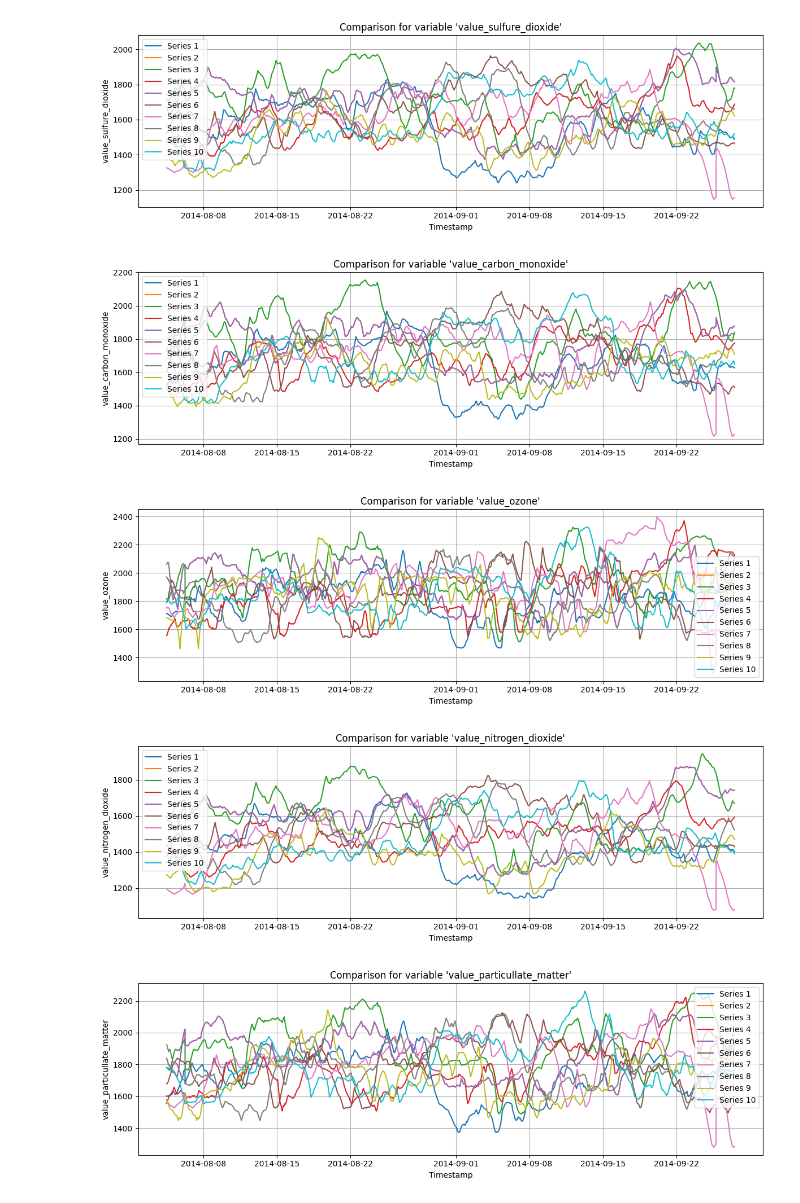
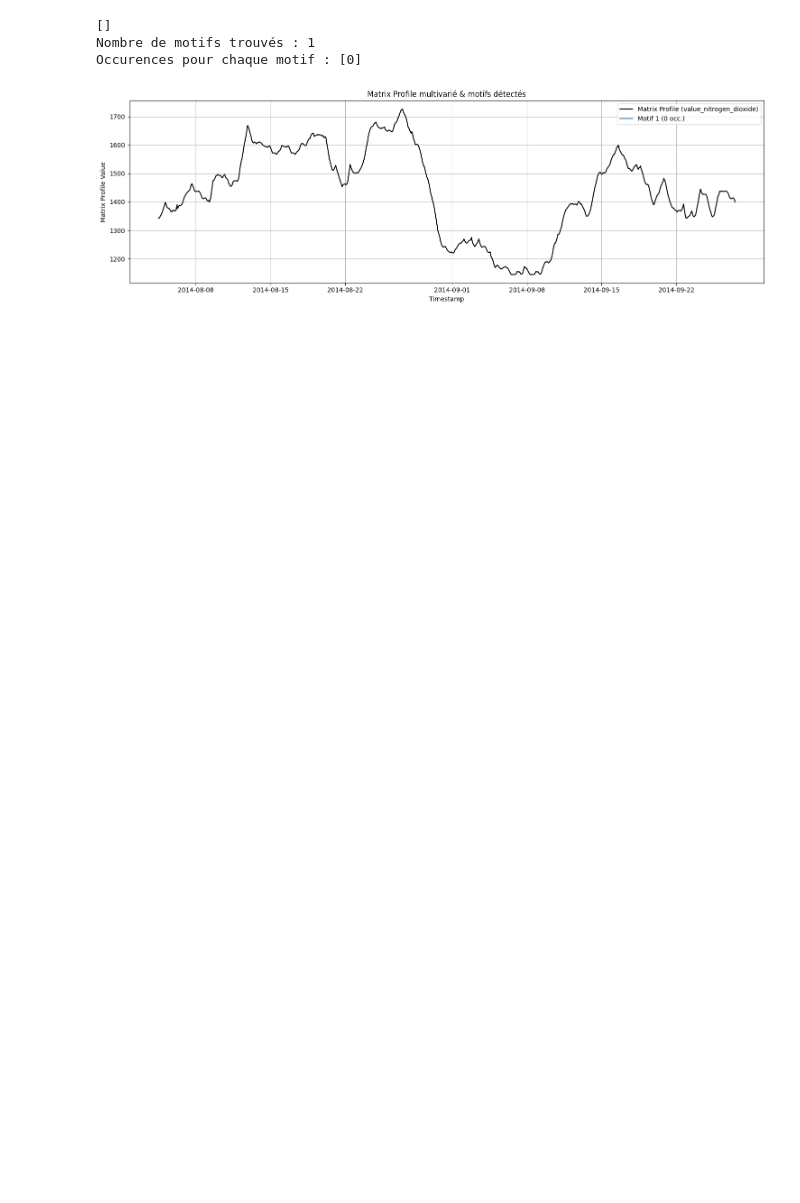
Before and after one commit to Guillaumernd/ampiimts, a Jupyter notebook: notebooks/Matrix_Profile/Matrix_profile-multidimensionnal.ipynb, the cells around one changed output. Drawn from its saved outputs; the diff is of its cells as text; code cells hidden in the pictures; blank space fills up the shorter version.

Commit message:
beta 6 version multidimensional process

```diff
--- a/notebooks/Matrix_Profile/Matrix_profile-multidimensionnal.ipynb
+++ b/notebooks/Matrix_Profile/Matrix_profile-multidimensionnal.ipynb
@@ -22,7 +22,7 @@ with os.scandir(folder) as entries:
             # list of sensors with some parameters -> list[pd.DataFrame[timestamp, value1, value2, etc..., latitude, longitude]])
             pds.append(pd.read_csv(folder+'/'+entry.name))
 len(pds)
-pds = pds[:10]
+pds = pds[:1]
 # and not entry.name.startswith('pollutionData')
 # %%
 pds_normalized = ampiimts.pre_processed(pds, sort_by_variables=False)
@@ -44,12 +36,75 @@ coucou ça fonctionne
 # %%
-mx_profile[0].head()
-ampiimts.plot_all_variables_multiple_dfs(mx_profile)
+print(mx_profile[0]["motif_indices"])
+print("Nombre de motifs trouvés :", len(mx_profile[0]["motif_indices"]))
+print("Occurences pour chaque motif :", [len(m) for m in mx_profile[0]["motif_indices"]])
+
+import matplotlib.pyplot as plt
+def plot_mmotifs_results(
+    mmotif_result,
+    column_prefix="value_",
+    motif_colors=None,
+    figsize=(15, 5),
+    show_legend=True
+):
+    """
+    Affiche le matrix profile multivarié et surligne les motifs détectés.
+
+    Args:
+        mmotif_result (dict): Résultat retourné par ta fonction matrix_profile_process avec mmotifs.
+        column_prefix (str): Préfixe des colonnes à afficher (ex : "value_" pour multivarié complet).
+        motif_colors (list): Liste de couleurs pour les motifs (défaut : matplotlib tab10).
+        figsize (tuple): Taille de la figure.
+        show_legend (bool): Afficher ou non la légende.
+    """
+    df_profile = mmotif_result["profile"]
+    motif_indices = mmotif_result["motif_indices"]
+    window_size = motif_indices.shape[1] if len(motif_indices.shape) == 2 else len(motif_indices[0])
+    # Par défaut, affiche le profil sur toutes les variables (la dernière colonne si multivarié)
+    if column_prefix is None:
+        # Prend la dernière colonne du DataFrame si aucune précisée
+        column = df_profile.columns[-1]
+    else:
+        # Si multivarié, prends la/les bonnes colonnes automatiquement
+        candidates = [col for col in df_profile.columns if col.startswith(column_prefix)]
+        column = candidates[-1] if len(candidates) > 0 else df_profile.columns[0]
+
+    plt.figure(figsize=figsize)
+    plt.plot(df_profile.index, df_profile[column], label=f'Matrix Profile ({column})', color='black')
+
+    # Couleurs pour les motifs détectés
+    n_motifs = len(motif_indices)
+    if motif_colors is None:
+        motif_colors = plt.get_cmap("tab10").colors
+    # Pour chaque motif détecté, surligne la fenêtre sur le plot
+    for i, motif_group in enumerate(motif_indices):
+        c = motif_colors[i % len(motif_colors)]
+        for idx in motif_group:
+            # Surligner la zone correspondant au motif trouvé
+            start = df_profile.index[idx]
+            stop_idx = idx + window_size
+            stop = df_profile.index[min(stop_idx, len(df_profile)-1)]
+            plt.axvspan(start, stop, color=c, alpha=0.15)
+            plt.plot(df_profile.index[idx:stop_idx], df_profile[column].iloc[idx:stop_idx], color=c, linewidth=2)
+        if show_legend:
+            plt.plot([], [], color=c, label=f"Motif {i+1} ({len(motif_group)} occ.)")
+
+    plt.title("Matrix Profile multivarié & motifs détectés")
+    plt.xlabel("Timestamp")
+    plt.ylabel("Matrix Profile Value")
+    if show_legend:
+        plt.legend()
+    plt.grid(True)
+    plt.tight_layout()
+    plt.show()
+
+# ampiimts.plot_all_variables_multiple_dfs(mx_profile)
+
+plot_mmotifs_results(mx_profile[0])
 # %% [output]
+[]
+Nombre de motifs trouvés : 1
+Occurences pour chaque motif : [0]
-[figure, old version]
+[figure, new version]
-[figure, removed]
-[figure, removed]
-[figure, removed]
-[figure, removed]
 # %%
 pds_normalized = ampiimts.pre_processed(pds, sort_by_variables=True)
 matrix_profiles = ampiimts.matrix_profile(pds_normalized)
```
Also changed, not shown: parts of 2 cells of this notebook, 3 other files.
